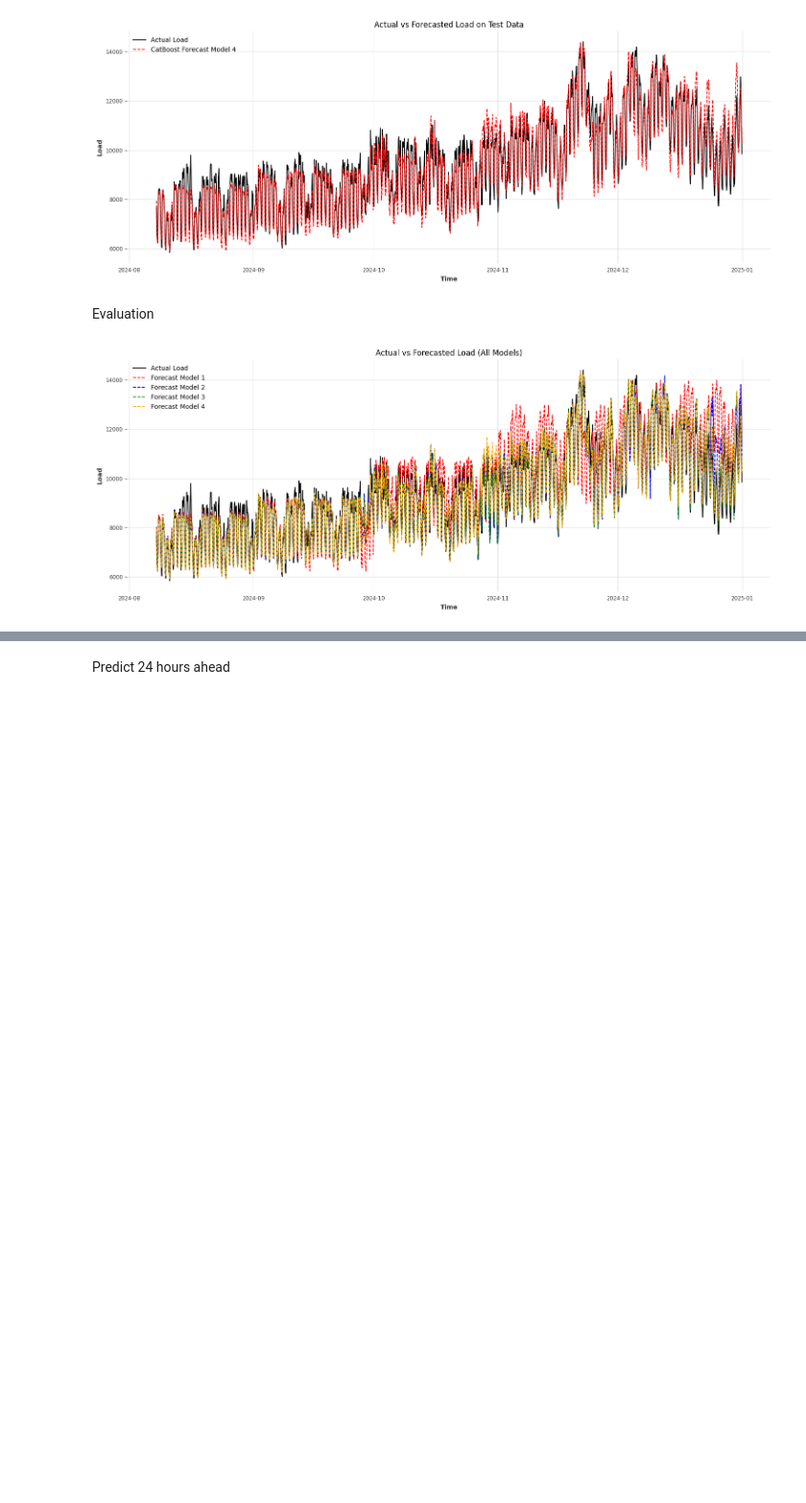
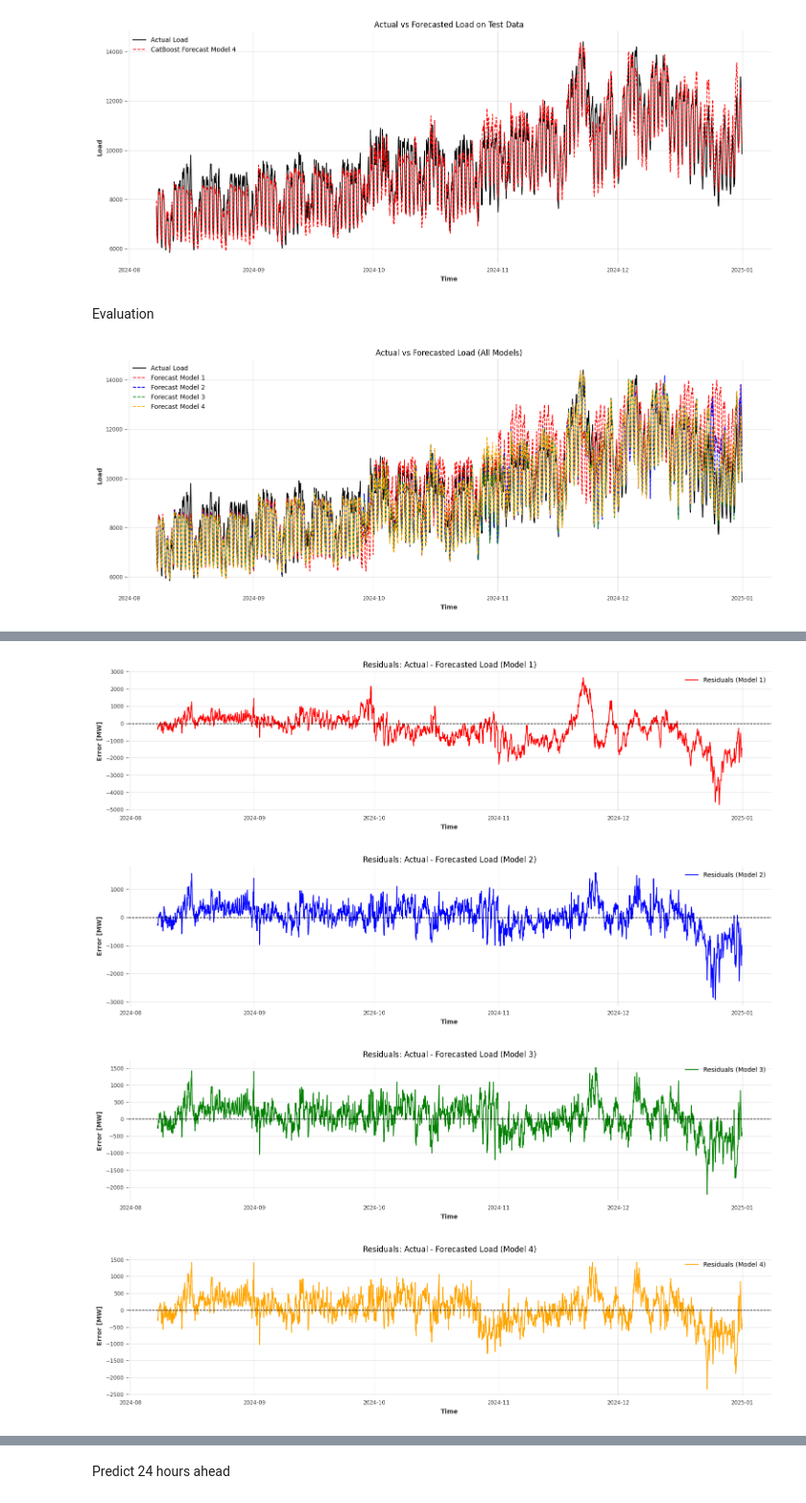
Before and after one commit to jakfar/Project, a Jupyter notebook: Preprocess dio copy.ipynb, the cells around one changed output, grey strips where cells are left out. Shown at 96% size. Cells and saved outputs as stored; diff of their text form; code cells hidden in the pictures; blank space fills up the shorter version.

```diff
--- a/Preprocess dio copy.ipynb
+++ b/Preprocess dio copy.ipynb
@@ -535,0 +560,22 @@ plt.show()
+# %%
+# Plot each in a separate figure
+residuals = [residuals_1, residuals_2, residuals_3, residuals_4]
+titles = ['Model 1', 'Model 2', 'Model 3', 'Model 4']
+colors = ['red', 'blue', 'green', 'orange']
+
+for i in range(4):
+    plt.figure(figsize=(15, 4))
+    plt.plot(residuals[i].index, residuals[i], label=f'Residuals ({titles[i]})', color=colors[i])
+    plt.axhline(0, color='black', linestyle='--', linewidth=1)
+    plt.title(f'Residuals: Actual - Forecasted Load ({titles[i]})')
+    plt.xlabel('Time')
+    plt.ylabel('Error [MW]')
+    plt.legend()
+    plt.grid(True)
+    plt.tight_layout()
+    plt.show()
+# %% [output]
+[figure, added]
+[figure, added]
+[figure, added]
+[figure, added]
```
Also changed, not shown: parts of 5 cells of this notebook.
